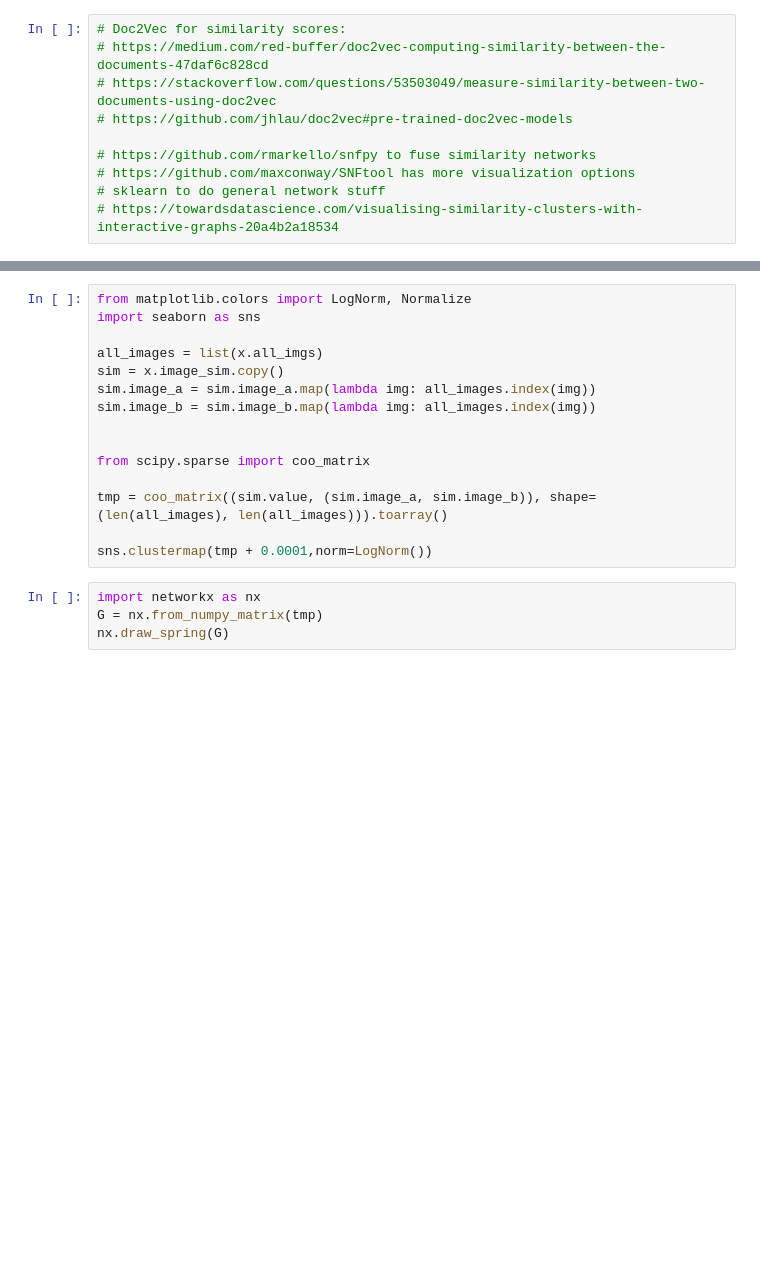
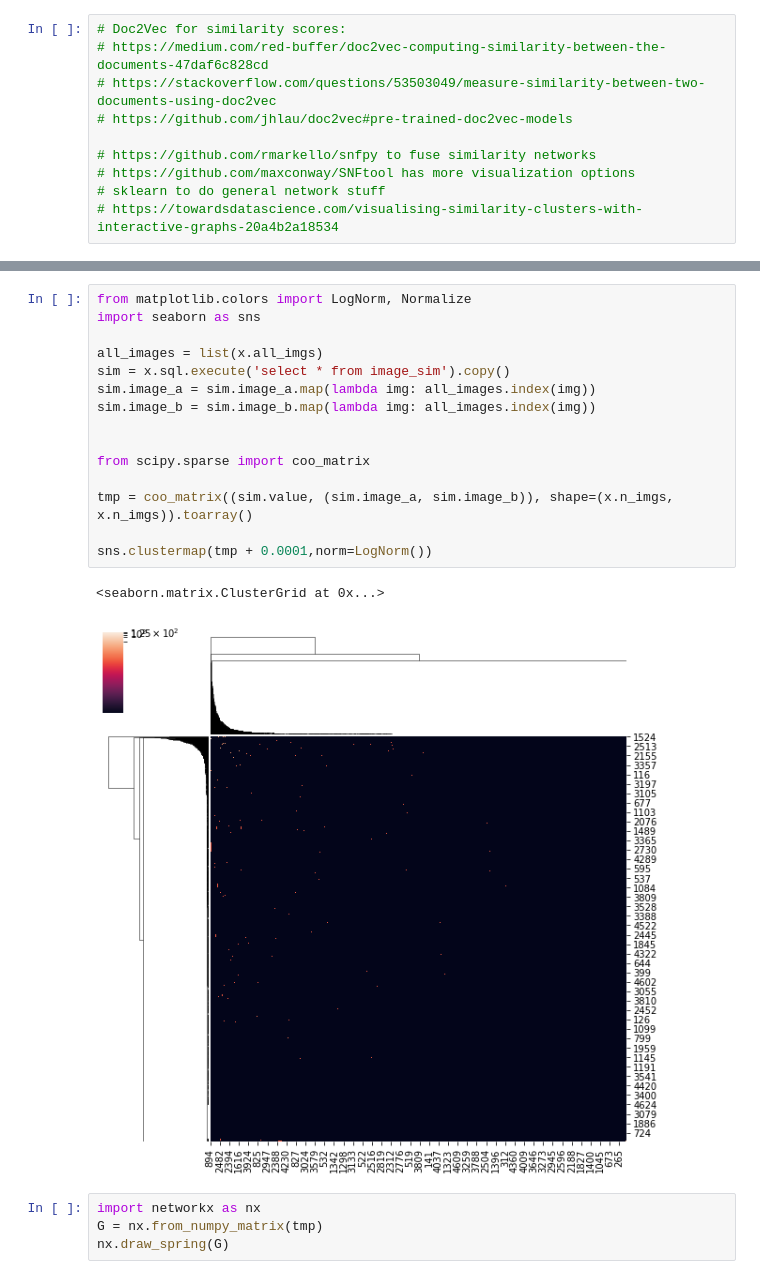
Before and after one commit to edridgedsouza/anki-network, a Jupyter notebook: Scratchpad.ipynb, the cells around one changed output, grey strips where cells are left out. Cells and saved outputs as stored; diff of their text form; blank space fills up the shorter version.

```diff
--- a/Scratchpad.ipynb
+++ b/Scratchpad.ipynb
@@ -609,18 +531,21 @@ sns.clustermap(tmp + 0.0001, norm=LogNorm())
 # %%
 from matplotlib.colors import LogNorm, Normalize
 import seaborn as sns
 
 all_images = list(x.all_imgs)
-sim = x.image_sim.copy()
+sim = x.sql.execute('select * from image_sim').copy()
 sim.image_a = sim.image_a.map(lambda img: all_images.index(img))
 sim.image_b = sim.image_b.map(lambda img: all_images.index(img))
 
 
 from scipy.sparse import coo_matrix
 
-tmp = coo_matrix((sim.value, (sim.image_a, sim.image_b)), shape=(len(all_images), len(all_images))).toarray()
+tmp = coo_matrix((sim.value, (sim.image_a, sim.image_b)), shape=(x.n_imgs, x.n_imgs)).toarray()
 
 sns.clustermap(tmp + 0.0001,norm=LogNorm())
+# %% [output]
+<seaborn.matrix.ClusterGrid at 0x...>
+[figure, added]
 # %%
 import networkx as nx
 G = nx.from_numpy_matrix(tmp)
```
Also changed, not shown: parts of 6 cells of this notebook.
